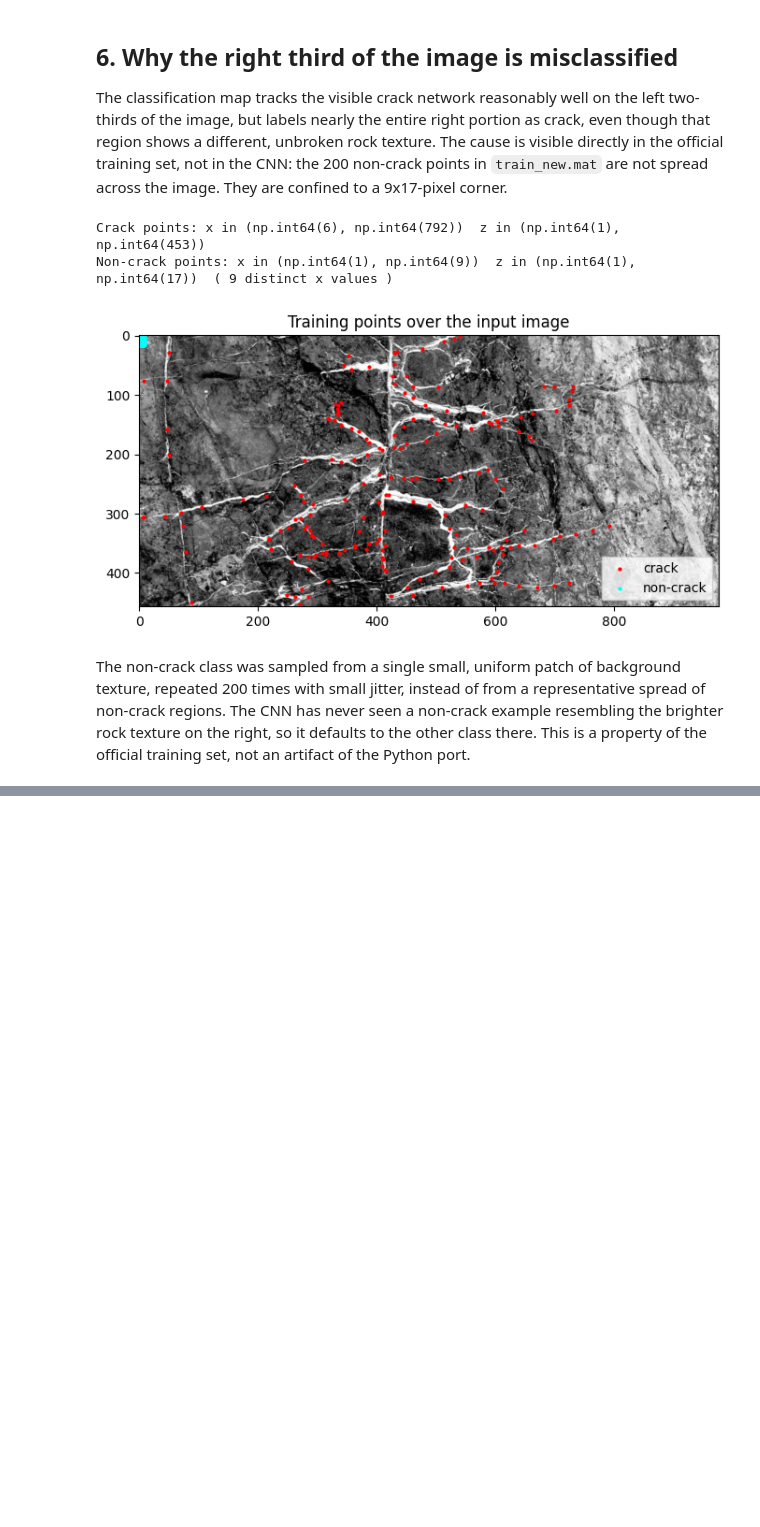
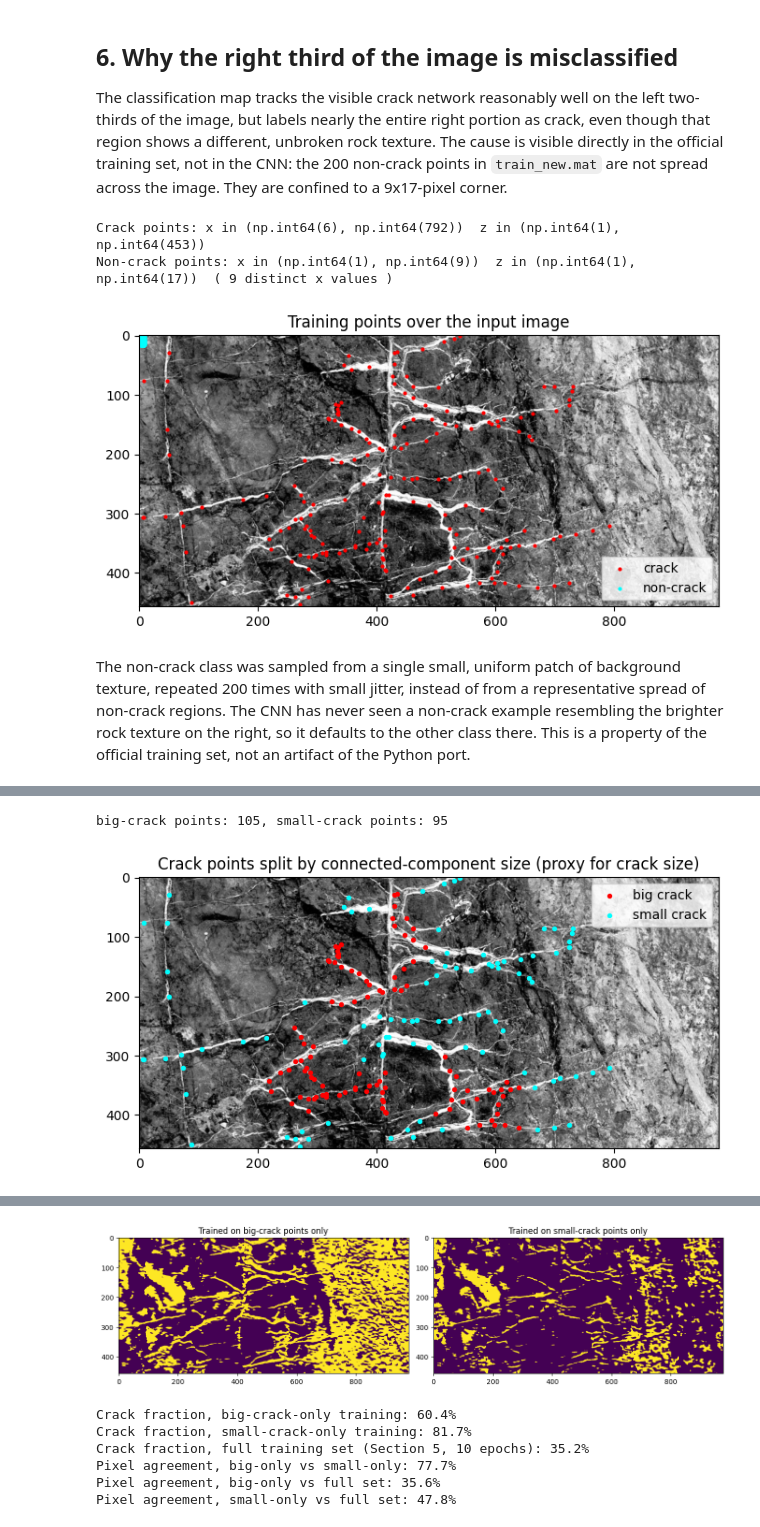
Before and after one commit to ErnaneJ/PPGEEC2327, a Jupyter notebook: exercises/04/exercise_4.ipynb, the cells around one changed output, grey strips where cells are left out. Drawn from its saved outputs; the diff is of its cells as text; code cells hidden in the pictures; blank space fills up the shorter version.

Commit message:
Exercise 4: answer all Section 6 Questions (crack size, CNN architecture, 100 epochs, multi-class)

```diff
--- a/exercises/04/exercise_4.ipynb
+++ b/exercises/04/exercise_4.ipynb
@@ -299,0 +313,71 @@ when validation accuracy, not training accuracy, stops improving.
+# %%
+from scipy.sparse.csgraph import connected_components
+from scipy.sparse import csr_matrix
+
+crack_idx_all = np.where(label[0] == 1)[0]
+noncrack_idx_all = np.where(label[1] == 1)[0]
+cx, cz = trainx[crack_idx_all], trainz[crack_idx_all]
+
+dist = np.sqrt((cx[:, None] - cx[None, :]) ** 2 + (cz[:, None] - cz[None, :]) ** 2)
+adjacency = (dist < 25).astype(int)
+np.fill_diagonal(adjacency, 0)
+n_components, component_id = connected_components(csr_matrix(adjacency), directed=False)
+component_size = np.bincount(component_id)
+big_components = set(np.argsort(component_size)[::-1][:5])
+is_big = np.isin(component_id, list(big_components))
+
+big_crack_idx = crack_idx_all[is_big]
+small_crack_idx = crack_idx_all[~is_big]
+print(f"big-crack points: {len(big_crack_idx)}, small-crack points: {len(small_crack_idx)}")
+
+plt.figure(figsize=(8, 4))
+plt.imshow(image_input, cmap="gray")
+plt.scatter(trainx[big_crack_idx], trainz[big_crack_idx], s=8, c="red", label="big crack")
+plt.scatter(trainx[small_crack_idx], trainz[small_crack_idx], s=8, c="cyan", label="small crack")
+plt.legend()
+plt.title("Crack points split by connected-component size (proxy for crack size)")
+plt.show()
+
+
+def build_subset(crack_idx_subset):
+    idx = np.concatenate([crack_idx_subset, noncrack_idx_all])
+    patches = resize_patches(np.stack([extract_patch(trainz[i], trainx[i]) for i in idx]))
+    lab = np.zeros((len(idx), 2), dtype=np.float32)
+    lab[:len(crack_idx_subset), 0] = 1.0
+    lab[len(crack_idx_subset):, 1] = 1.0
+    return patches, torch.tensor(lab)
+
+
+patches_big, labels_big = build_subset(big_crack_idx)
+patches_small, labels_small = build_subset(small_crack_idx)
+
+# 30 epochs instead of the baseline's 10: these subsets are smaller and more imbalanced than the
+# official 200/200 split, and 10 epochs leaves both stuck in the sigmoid+MSE plateau discussed in
+# Section 4, never separating the classes (verified directly: training accuracy stays near 65%).
+torch.manual_seed(0)
+model_big = CrackCNN()
+train_cnn(model_big, patches_big, labels_big, epochs=30)
+label_map_big = classify_full_image(model_big)
+
+torch.manual_seed(0)
+model_small = CrackCNN()
+train_cnn(model_small, patches_small, labels_small, epochs=30)
+label_map_small = classify_full_image(model_small)
+
+fig, axes = plt.subplots(1, 2, figsize=(13, 5))
+axes[0].imshow(label_map_big, cmap="viridis")
+axes[0].set_title("Trained on big-crack points only")
+axes[1].imshow(label_map_small, cmap="viridis")
+axes[1].set_title("Trained on small-crack points only")
+plt.tight_layout()
+plt.show()
+
+print(f"Crack fraction, big-crack-only training: {(label_map_big == 0).mean():.1%}")
+print(f"Crack fraction, small-crack-only training: {(label_map_small == 0).mean():.1%}")
+print(f"Crack fraction, full training set (Section 5, 10 epochs): {(label_map == 0).mean():.1%}")
+print(f"Pixel agreement, big-only vs small-only: {(label_map_big == label_map_small).mean():.1%}")
+print(f"Pixel agreement, big-only vs full set: {(label_map_big == label_map).mean():.1%}")
+print(f"Pixel agreement, small-only vs full set: {(label_map_small == label_map).mean():.1%}")
+# %% [output]
+big-crack points: 105, small-crack points: 95
+[figure, added]
@@ -299,0 +401,7 @@ when validation accuracy, not training accuracy, stops improving.
+[figure, added]
+Crack fraction, big-crack-only training: 60.4%
+Crack fraction, small-crack-only training: 81.7%
+Crack fraction, full training set (Section 5, 10 epochs): 35.2%
+Pixel agreement, big-only vs small-only: 77.7%
+Pixel agreement, big-only vs full set: 35.6%
+Pixel agreement, small-only vs full set: 47.8%
```
Also changed, not shown: parts of 13 cells of this notebook.
